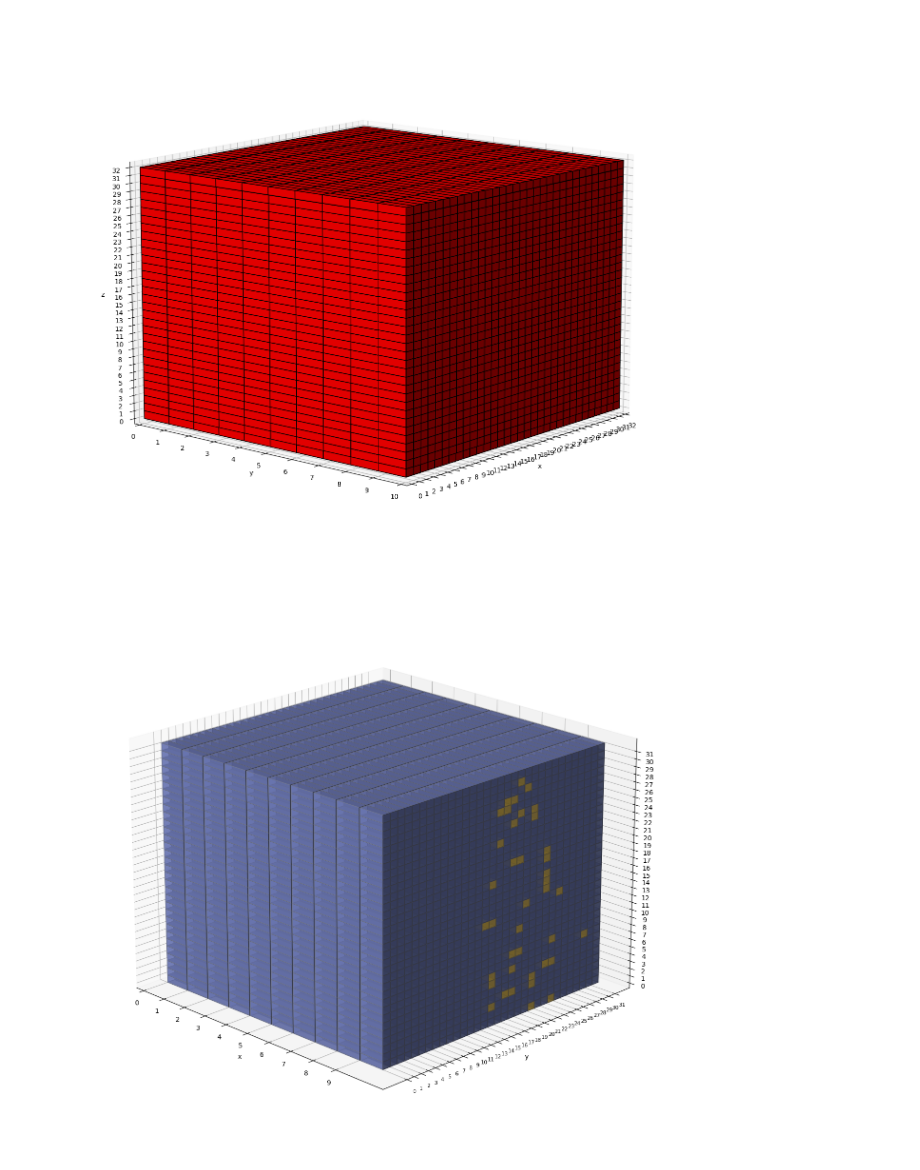
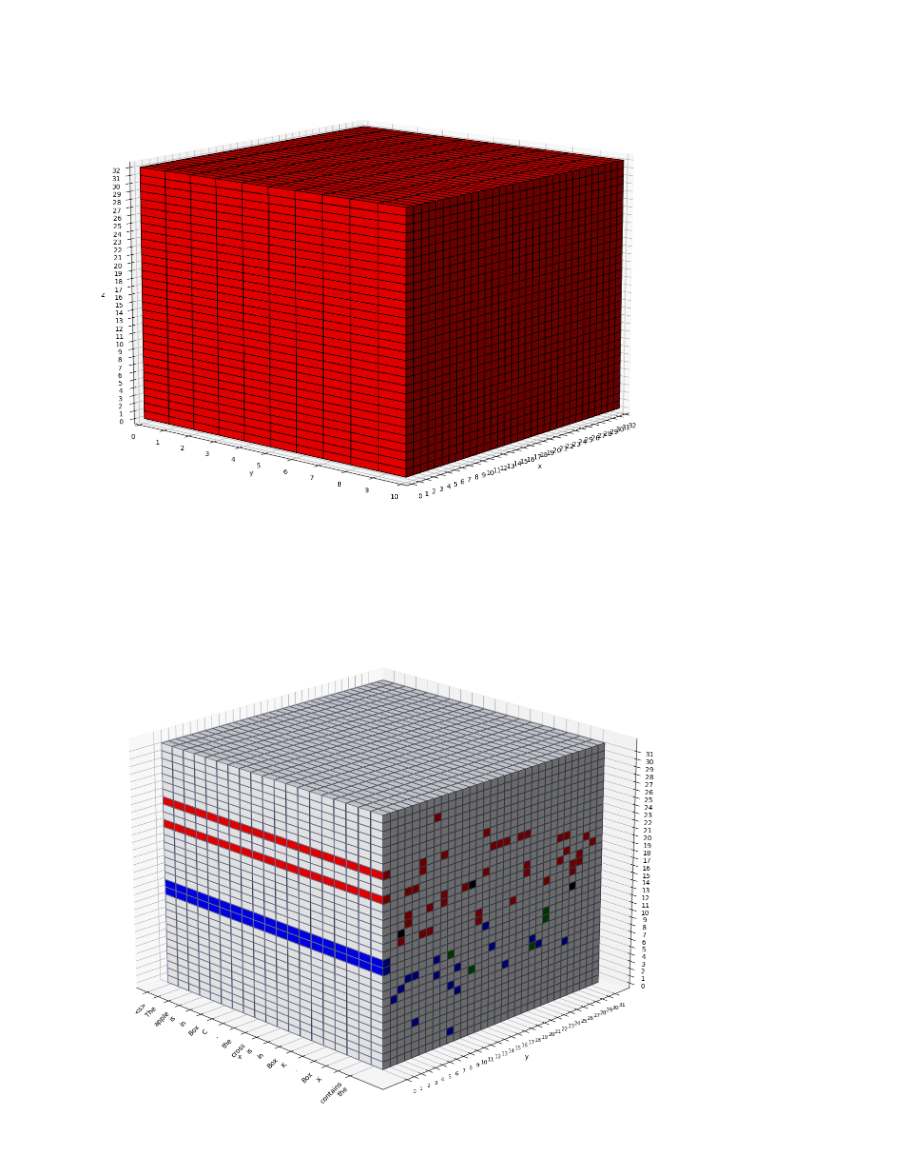
Before and after one commit to Neelectric/finetuning, a Jupyter notebook: data_explorer.ipynb, the cells around one changed output. Drawn from its saved outputs; the diff is of its cells as text; code cells hidden in the pictures.

```diff
--- a/data_explorer.ipynb
+++ b/data_explorer.ipynb
@@ -157,28 +157,37 @@ def explode(data):
     return data_e
 
 # axes sizes
-x_dim = 10
+x_dim = 19
 y_dim = 32
 z_dim = 32
 n_voxels = np.zeros((x_dim, y_dim, z_dim), dtype=bool)
 
 
-
-# n_voxels[0, 0, :] = True
-# n_voxels[-1, 0, :] = True
-# n_voxels[1, 0, 2] = True
-# n_voxels[2, 0, 1] = True
-
 for list in value_fetcher:
     layer, head_id = list
+    n_voxels[::, head_id, layer] = True
 
-    n_voxels[-1, layer, head_id] = True
+for list in pos_transmitter:
+    layer, head_id = list
+    n_voxels[::, head_id, layer] = True
 
+facecolors = np.where(n_voxels, 'red', 'white')
 
+for list in pos_transmitter:
+    layer, head_id = list
+    facecolors[::, head_id, layer] = 'black'
 
-facecolors = np.where(n_voxels, '#FFD65DC0', '#7A88CCC0')
-edgecolors = np.where(n_voxels, '#BFAB6E', '#7D84A6')
+for list in pos_detector:
+    layer, head_id = list
+    facecolors[::, head_id, layer] = 'blue'
+
+for list in struct_reader:
+    layer, head_id = list
+    facecolors[::, head_id, layer] = 'green'
+
+edgecolors = np.where(n_voxels, '#7D84A6', '#7D84A6')
 filled = np.ones(n_voxels.shape)
+
 
 # upscale the above voxel image, leaving gaps
 filled_2 = explode(filled)
@@ -188,35 +197,35 @@ ecolors_2 = explode(edgecolors)
 # Shrink the gaps
 x, y, z = np.indices(np.array(filled_2.shape) + 1).astype(float) // 2
 x[0::2, :, :] += 0.02
 y[:, 0::2, :] += 0.02
 z[:, :, 0::2] += 0.02
 x[1::2, :, :] += 0.98
 y[:, 1::2, :] += 0.98
 z[:, :, 1::2] += 0.98
 
-
 fig = plt.figure(figsize=(20, 15))
 ax = fig.add_subplot(projection='3d')
 
 ax.voxels(x + 0.35, y - 1, z + 0.1, filled_2, facecolors=fcolors_2, edgecolors=ecolors_2)
 
-ax.set_xlabel('x')
+ax.set_xlabel('x', )
 ax.set_ylabel('y')
 ax.set_zlabel('z')
 
 # ax.set_xlim(0, x_dim)
 # ax.set_ylim(0, y_dim)
 ax.set_zlim(0, z_dim)
-
-ax.set_xticks(np.arange(0, x_dim, 1))
+prompt = ["<s>", "The", "apple", "is", "in", "Box", "C", ",", "the", "cross", "is", "in", "Box", "K", ".", "Box", "X", "contains", "the"]
+ax.set_xticks(np.arange(len(prompt)))
+ax.set_xticklabels(prompt, rotation=45)
 ax.set_yticks(np.arange(0, y_dim, 1))
 ax.set_zticks(np.arange(0, z_dim, 1))
 plt.yticks(fontsize=8)
 
 
 # ax.set_aspect('equal')
 ax.view_init(elev=20, azim=-45)
 
 plt.show()
 # %% [output]
-[figure, old version]
+[figure, new version]
```
